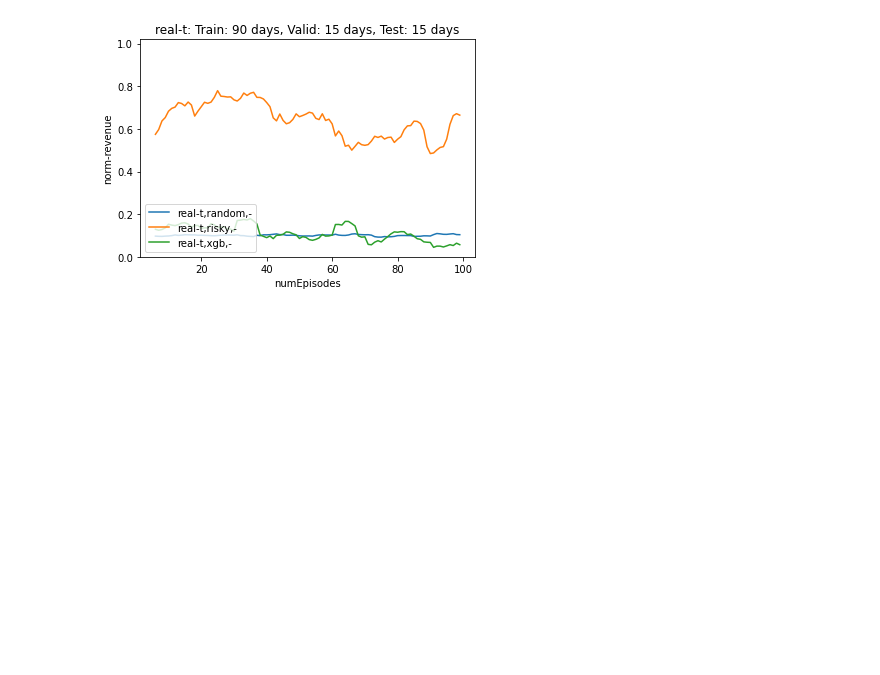
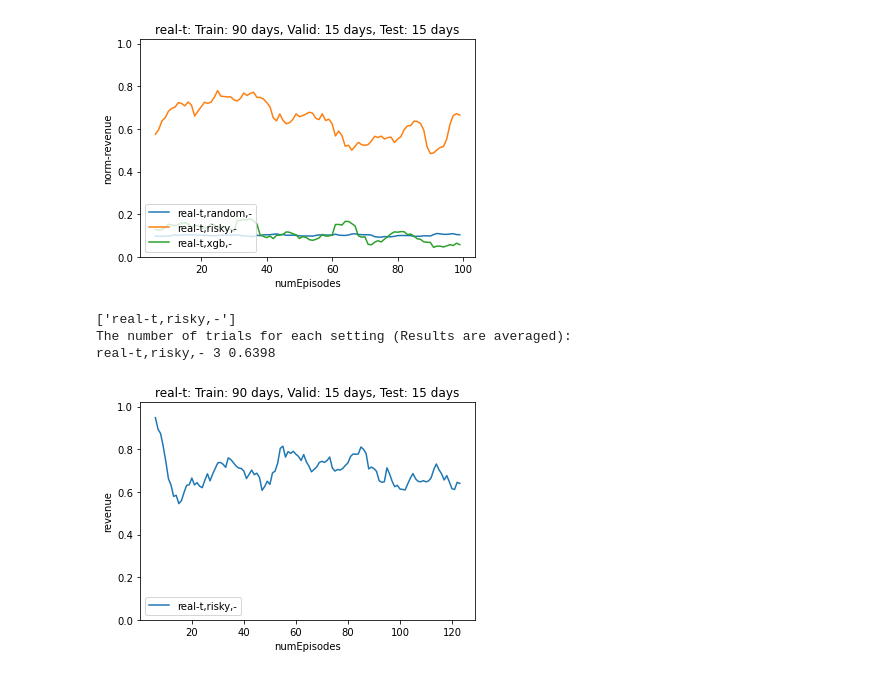
Before and after one commit to Seondong/Customs-Fraud-Detection, a Jupyter notebook: analysis/analysis-risky.ipynb, the cells around one changed output. Saved outputs shown, nothing was run; the diff lists cells and outputs as text; code cells hidden in the pictures; blank space fills up the shorter version.

```diff
--- a/analysis/analysis-risky.ipynb
+++ b/analysis/analysis-risky.ipynb
@@ -282,3 +282,10 @@ real-t,random,- 3 0.1037
 real-t,risky,- 3 0.6645
 real-t,xgb,- 3 0.0568
 [figure]
+# %%
+draw(prefix='ada', metric='revenue', dataset='real-t')
+# %% [output]
+['real-t,risky,-']
+The number of trials for each setting (Results are averaged):
+real-t,risky,- 3 0.6398
+[figure, added]
```
Also changed, not shown: 9 other files.
